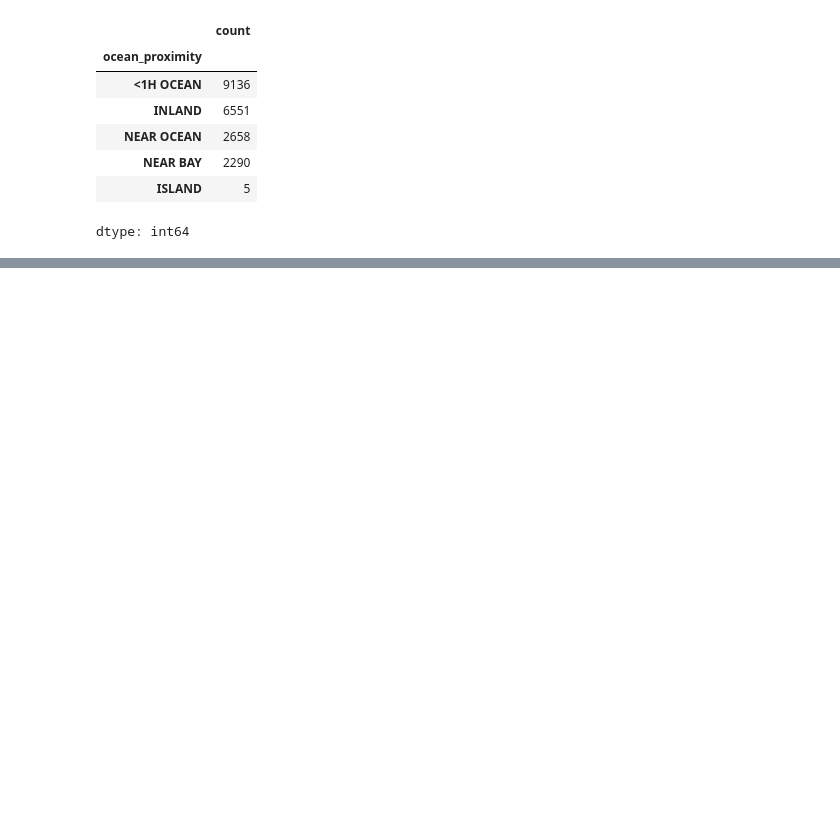
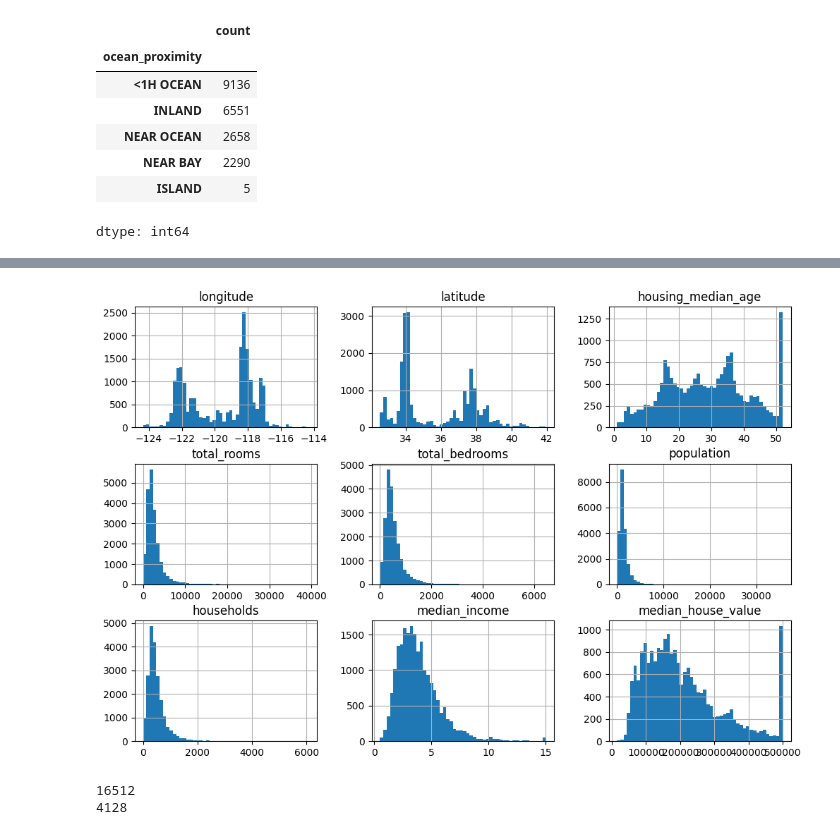
Before and after one commit to awesomesocks123/machinelearning, a Jupyter notebook: chapter2.ipynb, the cells around one changed output, grey strips where cells are left out. Saved outputs shown, nothing was run; the diff lists cells and outputs as text; code cells hidden in the pictures; blank space fills up the shorter version.

Commit message:
training and testing dataset function

```diff
--- a/chapter2.ipynb
+++ b/chapter2.ipynb
@@ -80,3 +80,9 @@ housing_full.describe()
 | 50% | -118.490000 | 34.260000 | 29.000000 | 2127.000000 | 435.000000 | 1166.000000 | 409.000000 | ... |
 | 75% | -118.010000 | 37.710000 | 37.000000 | 3148.000000 | 647.000000 | 1725.000000 | 605.000000 | ... |
 | max | -114.310000 | 41.950000 | 52.000000 | 39320.000000 | 6445.000000 | 35682.000000 | 6082.000000 | ... |
+# %%
+import matplotlib.pyplot as plt
+housing_full.hist(bins=50, figsize=(12,8))
+plt.show()
+# %% [output]
+[figure, added]
@@ -82,0 +118,8 @@ housing_full.describe()
+# %%
+random_state = np.random.default_rng() #default random number generator
+train_set, test_set = shuffle_and_split_data(housing_full, 0.2, random_state)
+print(len(train_set))
+print(len(test_set))
+# %% [output]
+16512
+4128
```
Also changed, not shown: parts of 2 cells of this notebook.
